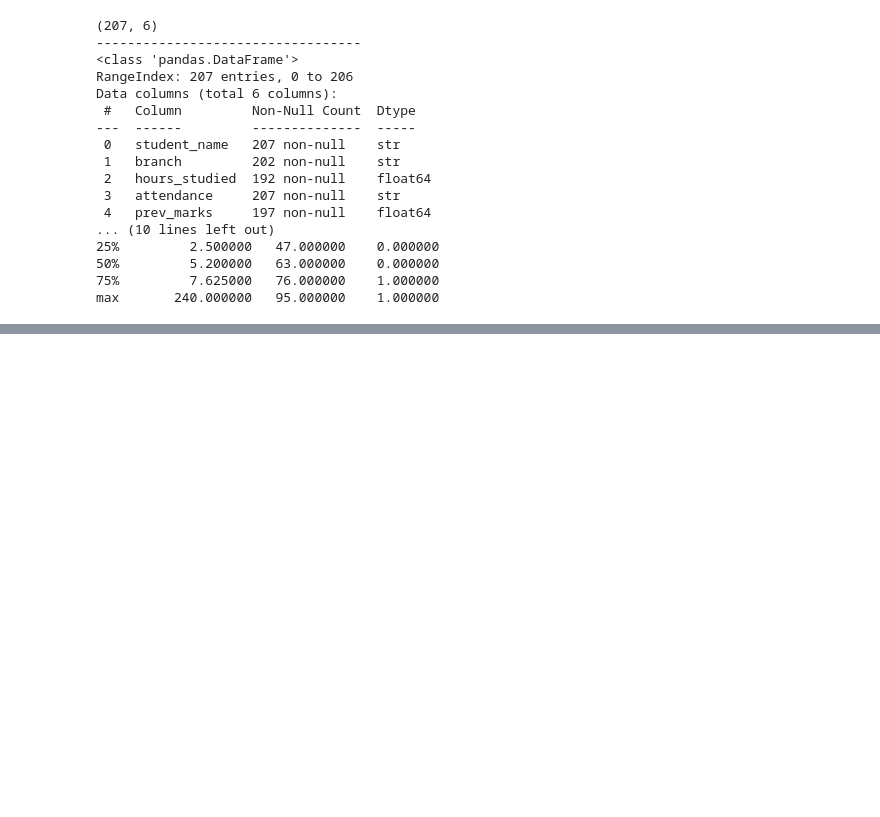
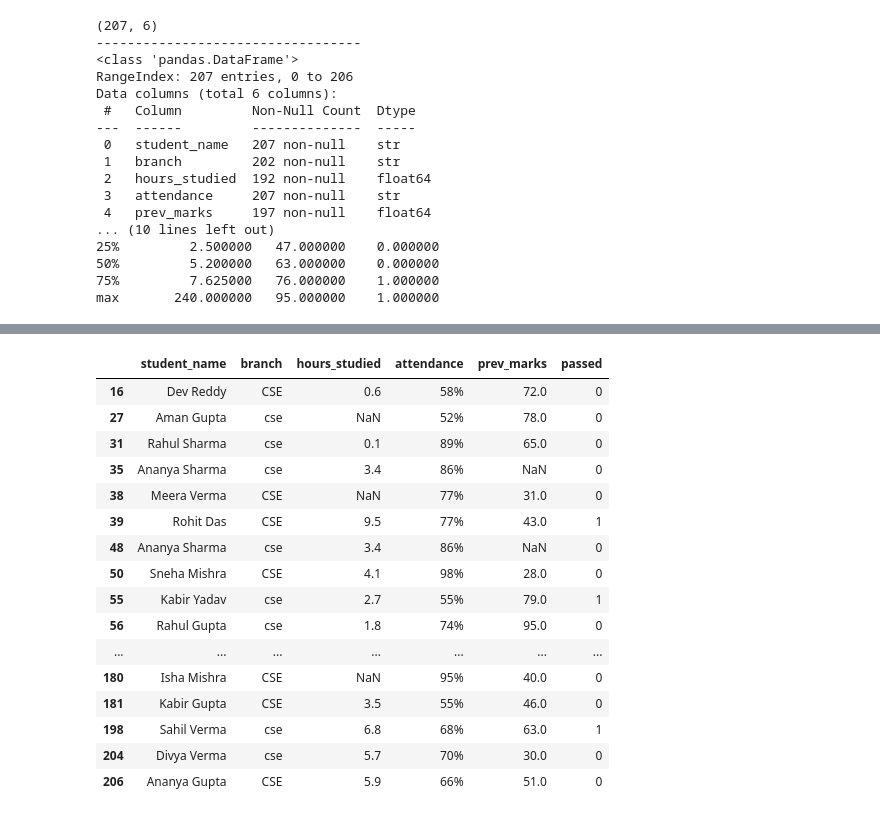
Before and after one commit to katariaprince/ml_webinar, a Jupyter notebook: Pandas.ipynb, the cells around one changed output, grey strips where cells are left out. Drawn from its saved outputs; the diff is of its cells as text; code cells hidden in the pictures; blank space fills up the shorter version.

```diff
--- a/Pandas.ipynb
+++ b/Pandas.ipynb
@@ -128,0 +197,23 @@ max       240.000000   95.000000    1.000000
+# %%
+# More than one condition
+df[(df["prev_marks"]>=70) & (df["hours_studied"]>5)]
+
+df[(df["branch"]=="CSE") | (df["branch"]=="cse")]
+# %% [output]
+|  | student_name | branch | hours_studied | attendance | prev_marks | passed |
+| 16 | Dev Reddy | CSE | 0.6 | 58% | 72.0 | 0 |
+| 27 | Aman Gupta | cse | NaN | 52% | 78.0 | 0 |
+| 31 | Rahul Sharma | cse | 0.1 | 89% | 65.0 | 0 |
+| 35 | Ananya Sharma | cse | 3.4 | 86% | NaN | 0 |
+| 38 | Meera Verma | CSE | NaN | 77% | 31.0 | 0 |
+| 39 | Rohit Das | CSE | 9.5 | 77% | 43.0 | 1 |
+| 48 | Ananya Sharma | cse | 3.4 | 86% | NaN | 0 |
+| 50 | Sneha Mishra | CSE | 4.1 | 98% | 28.0 | 0 |
+| 55 | Kabir Yadav | cse | 2.7 | 55% | 79.0 | 1 |
+| 56 | Rahul Gupta | cse | 1.8 | 74% | 95.0 | 0 |
+| ... | ... | ... | ... | ... | ... | ... |
+| 180 | Isha Mishra | CSE | NaN | 95% | 40.0 | 0 |
+| 181 | Kabir Gupta | CSE | 3.5 | 55% | 46.0 | 0 |
+| 198 | Sahil Verma | cse | 6.8 | 68% | 63.0 | 1 |
+| 204 | Divya Verma | cse | 5.7 | 70% | 30.0 | 0 |
+| 206 | Ananya Gupta | CSE | 5.9 | 66% | 51.0 | 0 |
```
Also changed, not shown: parts of 7 cells of this notebook.
